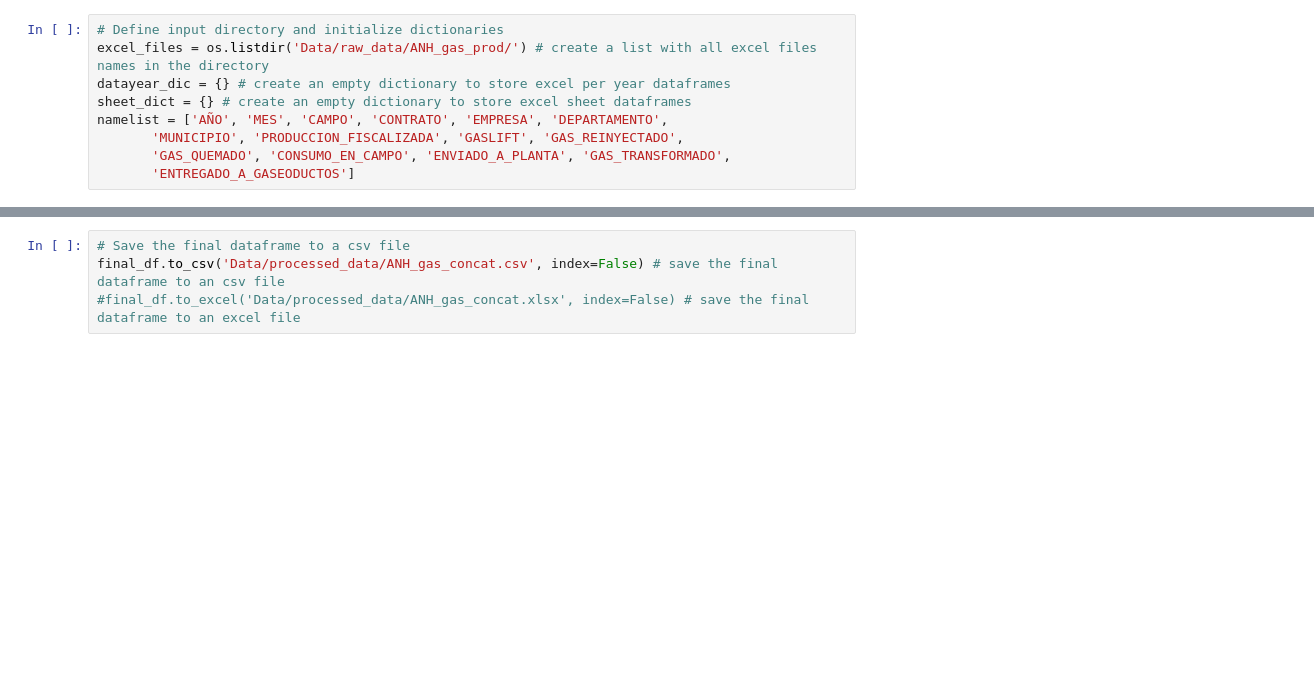
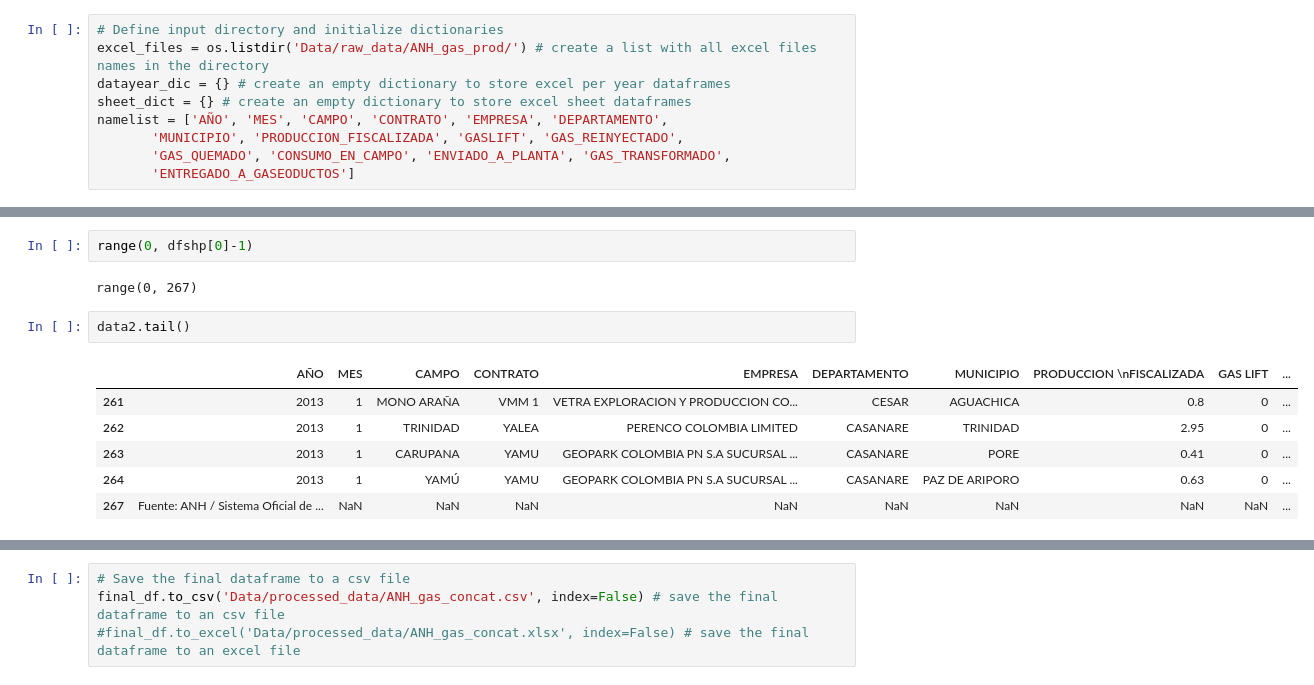
Before and after one commit to Yilap88/Colombian-Gas-Insigth-Project, a Jupyter notebook: Notebooks/datatrans.ipynb, the cells around one changed output, grey strips where cells are left out. Cells and saved outputs as stored; diff of their text form; blank space fills up the shorter version.

```diff
--- a/Notebooks/datatrans.ipynb
+++ b/Notebooks/datatrans.ipynb
@@ -61,0 +90,13 @@ final_df
+# %%
+range(0, dfshp[0]-1)
+# %% [output]
+range(0, 267)
+# %%
+data2.tail()
+# %% [output]
+|  | AÑO | MES | CAMPO | CONTRATO | EMPRESA | DEPARTAMENTO | MUNICIPIO | PRODUCCION \nFISCALIZADA | GAS LIFT | ... |
+| 261 | 2013 | 1 | MONO ARAÑA | VMM 1 | VETRA EXPLORACION Y PRODUCCION CO... | CESAR | AGUACHICA | 0.8 | 0 | ... |
+| 262 | 2013 | 1 | TRINIDAD | YALEA | PERENCO COLOMBIA LIMITED | CASANARE | TRINIDAD | 2.95 | 0 | ... |
+| 263 | 2013 | 1 | CARUPANA | YAMU | GEOPARK COLOMBIA PN S.A SUCURSAL ... | CASANARE | PORE | 0.41 | 0 | ... |
+| 264 | 2013 | 1 | YAMÚ | YAMU | GEOPARK COLOMBIA PN S.A SUCURSAL ... | CASANARE | PAZ DE ARIPORO | 0.63 | 0 | ... |
+| 267 | Fuente: ANH / Sistema Oficial de ... | NaN | NaN | NaN | NaN | NaN | NaN | NaN | NaN | ... |
```
Also changed, not shown: parts of 8 cells of this notebook.
